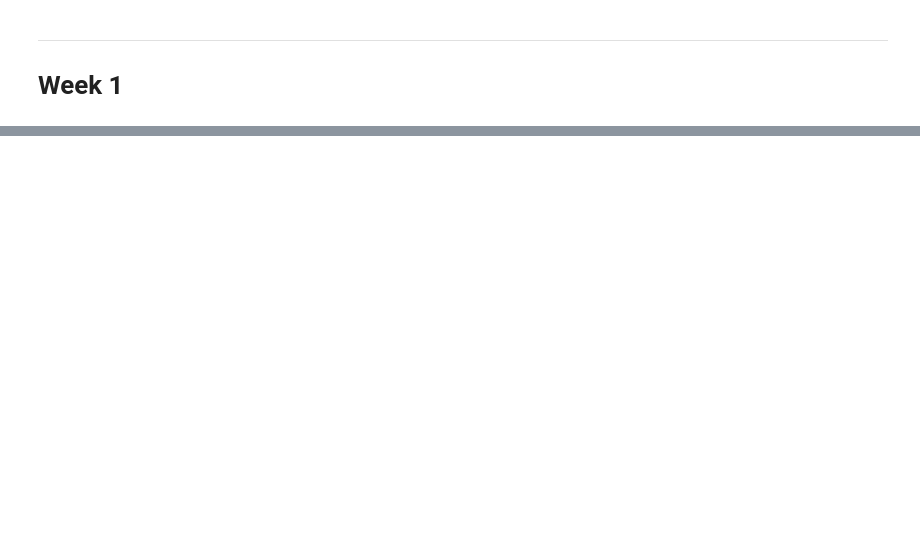
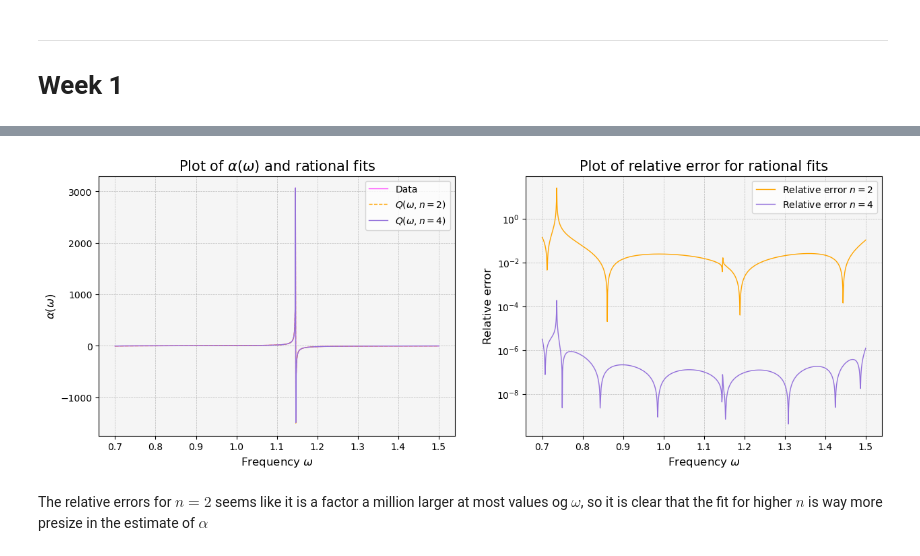
Before and after one commit to nielsdavidsen/Scientific_Computing_2025, a Jupyter notebook: Assignments/Assignment_1/Assignment1.ipynb, the cells around one changed output, grey strips where cells are left out. Saved outputs shown, nothing was run; the diff lists cells and outputs as text; code cells hidden in the pictures; blank space fills up the shorter version.

```diff
--- a/Assignments/Assignment_1/Assignment1.ipynb
+++ b/Assignments/Assignment_1/Assignment1.ipynb
@@ -59,0 +735,55 @@ cond_numbs = [calc_condnumb_maxnorm(E_wS(Amat, Bmat, wi)) for wi in w]
+# %%
+omegas_whole = np.linspace(0.7, 1.5, 1000)
+alphas_whole = np.array([solve_alpha(wi) for wi in omegas_whole])
+
+n2 = 2
+n4 = 4
+
+M2 = np.column_stack([omegas_whole**j for j in range(n2 +1)])
+M2_pad = np.column_stack([-alphas_whole * omegas_whole**j for j in range(1, n2 +1)])
+M2_full = np.hstack([M2, M2_pad])
+
+M4 = np.column_stack([omegas_whole**j for j in range(n4 +1)])
+M4_pad = np.column_stack([-alphas_whole * omegas_whole**j for j in range(1, n4 +1)])
+M4_full = np.hstack([M4, M4_pad])
+
+x2, r2, R2 = least_squares(M2_full, alphas_whole)
+x4, r4, R4 = least_squares(M4_full, alphas_whole)
+
+def q_w(w, x, n):
+    q_sum = np.array([sum(omegas**j * x[j] for j in range(n+1)) /
+                      (1 + sum(omegas**k * x[k + n] for k in range(1, n+1)))
+                      for omegas in w])
+    return q_sum
+
+
+
+y2 = q_w(omegas_whole, x2, n2)
+y4 = q_w(omegas_whole, x4, n4)
+
+y2_rel_err = np.abs((y2 - alphas_whole) / alphas_whole)
+y4_rel_err = np.abs((y4 - alphas_whole) / alphas_whole)
+
+fig, ax = plt.subplots(1, 2, figsize=(15, 5), dpi=100)
+ax[0].plot(omegas_whole, alphas_whole, marker='', ls='-', label='Data', color='fuchsia', markersize=2, alpha=0.7, linewidth=1)
+ax[0].plot(omegas_whole, y2, label=r'$Q(\omega, n=2)$', ls='--', color='orange', alpha=1, linewidth=1)
+ax[0].plot(omegas_whole, y4, label=r'$Q(\omega, n=4)$', color ='mediumpurple', alpha=1, linewidth=1)
+ax[0].set_title(r'Plot of $\alpha(\omega)$ and rational fits', fontsize=15)
+ax[0].set_xlabel(r'Frequency $\omega$', fontsize=12)
+ax[0].set_ylabel(r'$\alpha(\omega)$', fontsize=12)
+
+ax[1].plot(omegas_whole, y2_rel_err, label=r'Relative error $n=2$', color='orange', alpha=1, linewidth=1)
+ax[1].set_yscale('log')
+ax[1].plot(omegas_whole, y4_rel_err, label=r'Relative error $n=4$', color='mediumpurple', alpha=1, linewidth=1)
+ax[1].set_title(r'Plot of relative error for rational fits', fontsize=15)
+ax[1].set_xlabel(r'Frequency $\omega$', fontsize=12)
+ax[1].set_ylabel(r'Relative error', fontsize=12)
+
+for axi in ax:
+    axi.legend()
+    axi.grid(color='grey', linestyle='--', linewidth=0.5, alpha=0.5)
+    axi.set_facecolor('whitesmoke')
+# %% [output]
+[figure, added]
+# %% [markdown]
+The relative errors for $n=2$ seems like it is a factor a million larger at most values og $\omega$, so it is clear that the fit for higher $n$ is way more presize in the estimate of $\alpha$
```
Also changed, not shown: parts of 38 cells of this notebook, 2 other files.
